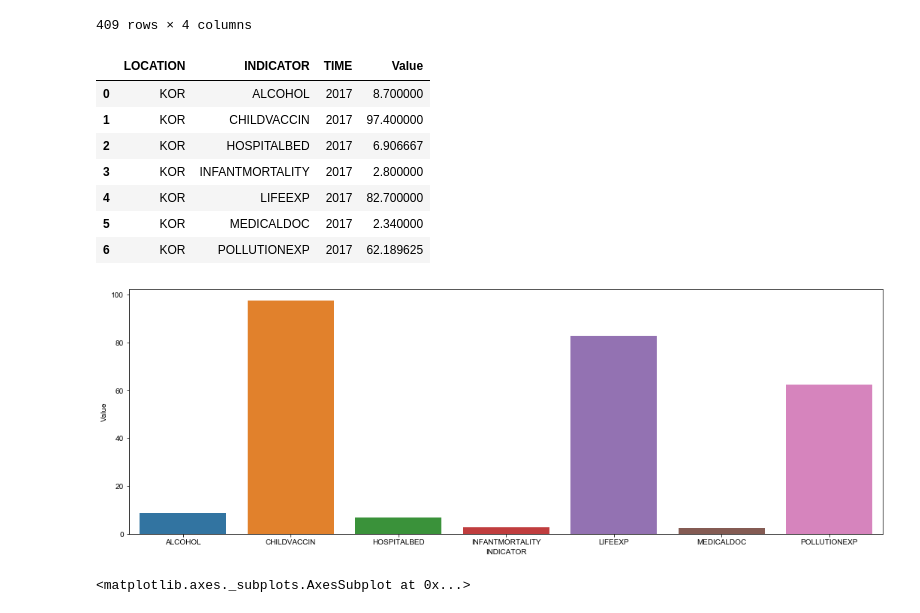
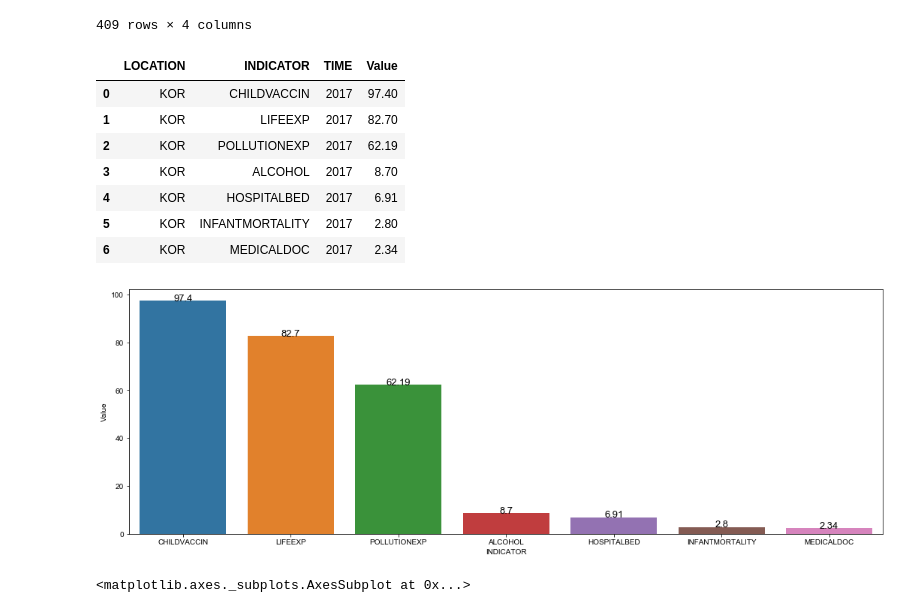
Before and after one commit to darenkim/dss_exercising, a Jupyter notebook: EDA_PROJECT_Worlddata/EDA_Health_IND_ver2.ipynb, the cells around one changed output. Drawn from its saved outputs; the diff is of its cells as text; code cells hidden in the pictures.

```diff
--- a/EDA_PROJECT_Worlddata/EDA_Health_IND_ver2.ipynb
+++ b/EDA_PROJECT_Worlddata/EDA_Health_IND_ver2.ipynb
@@ -75,23 +92,26 @@ df_2017
 # %%
 # 한국만 뽑아 봄
 df_kor = df_2017[df_2017["LOCATION"] == 'KOR']
+df_kor = df_kor.sort_values('Value', ascending = False )
+df_kor['Value'] = round(df_kor['Value'], 2)
 df_kor.reset_index(drop =True, inplace = True)
 df_kor
 # %% [output]
 |  | LOCATION | INDICATOR | TIME | Value |
-| 0 | KOR | ALCOHOL | 2017 | 8.700000 |
-| 1 | KOR | CHILDVACCIN | 2017 | 97.400000 |
-| 2 | KOR | HOSPITALBED | 2017 | 6.906667 |
-| 3 | KOR | INFANTMORTALITY | 2017 | 2.800000 |
-| 4 | KOR | LIFEEXP | 2017 | 82.700000 |
-| 5 | KOR | MEDICALDOC | 2017 | 2.340000 |
-| 6 | KOR | POLLUTIONEXP | 2017 | 62.189625 |
+| 0 | KOR | CHILDVACCIN | 2017 | 97.40 |
+| 1 | KOR | LIFEEXP | 2017 | 82.70 |
+| 2 | KOR | POLLUTIONEXP | 2017 | 62.19 |
+| 3 | KOR | ALCOHOL | 2017 | 8.70 |
+| 4 | KOR | HOSPITALBED | 2017 | 6.91 |
+| 5 | KOR | INFANTMORTALITY | 2017 | 2.80 |
+| 6 | KOR | MEDICALDOC | 2017 | 2.34 |
 # %%
 #한국 건강관련 영역을 그래프로 그려 봄
+
 plt.figure(figsize=(18,6))
-sns.barplot(x= 'INDICATOR', y='Value', data = df_kor)
+ind= sns.barplot(x= 'INDICATOR', y='Value', data = df_kor)
 for i in range(df_kor.shape[0]):
     ind.text(x=i, y = df_kor['Value'][i], s=df_kor['Value'][i],fontsize=13, horizontalalignment='center')
 # %% [output]
-[figure, old version]
+[figure, new version]
 # %%
```
Also changed, not shown: parts of 17 cells of this notebook.
